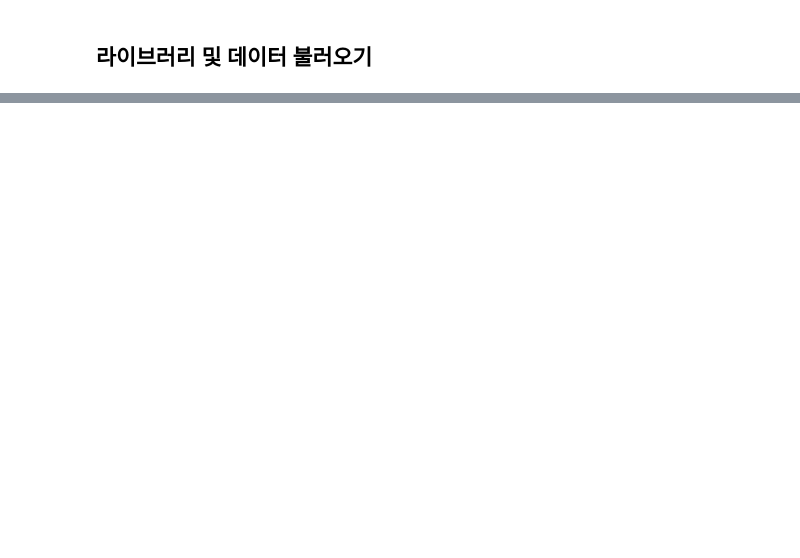
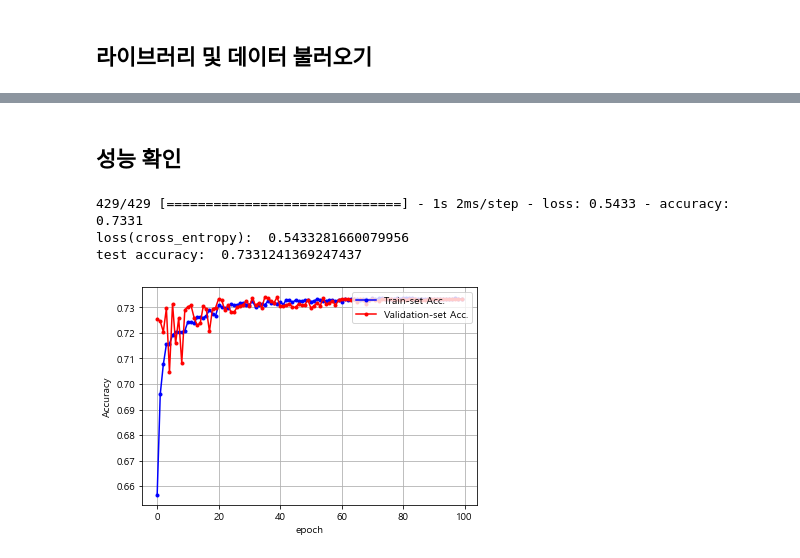
Before and after one commit to LEEHM97/Predict-Cardiovascular-Disease, a Jupyter notebook: training.ipynb, the cells around one changed output, grey strips where cells are left out. Drawn from its saved outputs; the diff is of its cells as text; code cells hidden in the pictures; blank space fills up the shorter version.

```diff
--- a/training.ipynb
+++ b/training.ipynb
@@ -23,0 +109,28 @@ df.head()
+# %% [markdown]
+## 성능 확인
+# %%
+# case1
+result = model.evaluate(test_x, test_y)
+
+print('loss(cross_entropy): ', result[0])
+print('test accuracy: ', result[1])
+# %% [output]
+429/429 [==============================] - 1s 2ms/step - loss: 0.5433 - accuracy: 0.7331
+loss(cross_entropy):  0.5433281660079956
+test accuracy:  0.7331241369247437
+# %%
+acc = history.history['accuracy']
+val_acc = history.history['val_accuracy']
+
+x_len = np.arange(len(acc))
+
+plt.plot(x_len, acc, marker='.', c='blue', label="Train-set Acc.")
+plt.plot(x_len, val_acc, marker='.', c='red', label="Validation-set Acc.")
+
+plt.legend(loc='upper right')
+plt.grid()
+plt.xlabel('epoch')
+plt.ylabel('Accuracy')
+plt.show()
+# %% [output]
+[figure, added]
```
Also changed, not shown: parts of 21 cells of this notebook.
